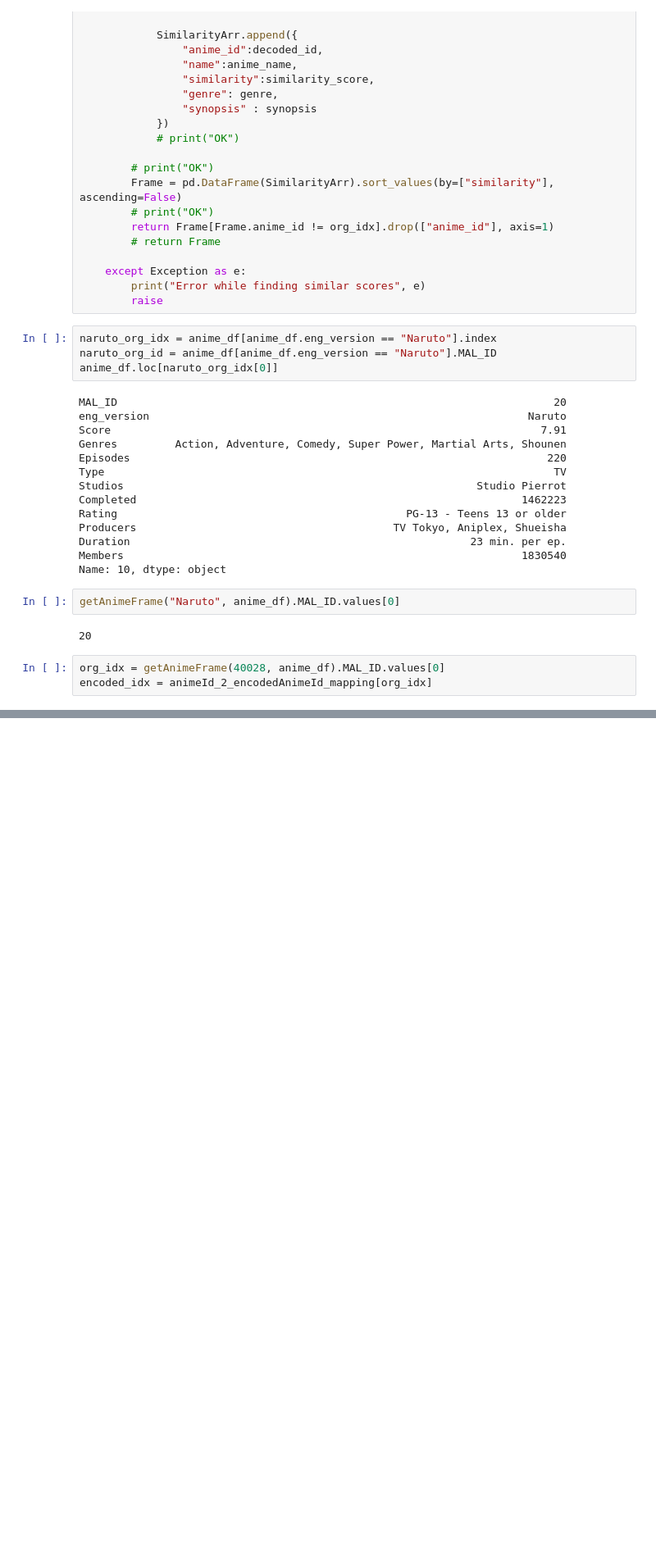
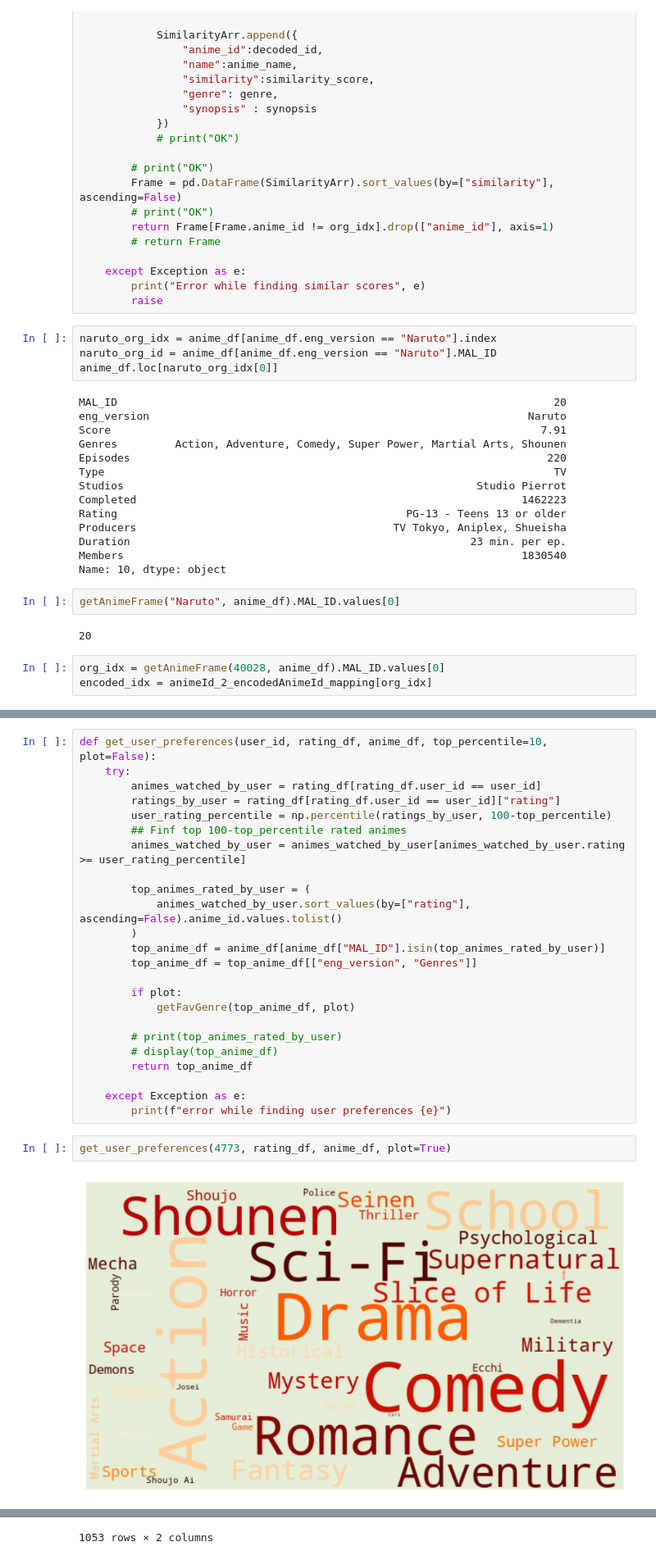
Before and after one commit to VDNT11NULL/Anime-Nexus, a Jupyter notebook: notebooks/nb_v0.ipynb, the cells around one changed output, grey strips where cells are left out. Shown at 82% size. Saved outputs shown, nothing was run; the diff lists cells and outputs as text; blank space fills up the shorter version.

Commit message:
User based rec sys Done

```diff
--- a/notebooks/nb_v0.ipynb
+++ b/notebooks/nb_v0.ipynb
@@ -903,0 +1081,28 @@ Animes closest to Naruto are as follows:
+# %%
+def get_user_preferences(user_id, rating_df, anime_df, top_percentile=10, plot=False):
+    try:
+        animes_watched_by_user = rating_df[rating_df.user_id == user_id]
+        ratings_by_user = rating_df[rating_df.user_id == user_id]["rating"]
+        user_rating_percentile = np.percentile(ratings_by_user, 100-top_percentile)
+        ## Finf top 100-top_percentile rated animes
+        animes_watched_by_user = animes_watched_by_user[animes_watched_by_user.rating >= user_rating_percentile]
+
+        top_animes_rated_by_user = (
+            animes_watched_by_user.sort_values(by=["rating"], ascending=False).anime_id.values.tolist()
+        )
+        top_anime_df = anime_df[anime_df["MAL_ID"].isin(top_animes_rated_by_user)]
+        top_anime_df = top_anime_df[["eng_version", "Genres"]]
+
+        if plot:
+            getFavGenre(top_anime_df, plot)
+
+        # print(top_animes_rated_by_user)
+        # display(top_anime_df)
+        return top_anime_df
+
+    except Exception as e:
+        print(f"error while finding user preferences {e}")
+# %%
+get_user_preferences(4773, rating_df, anime_df, plot=True)
+# %% [output]
+[figure, added]
@@ -903,0 +1121 @@ Animes closest to Naruto are as follows:
+1053 rows × 2 columns
```
Also changed, not shown: parts of 31 cells of this notebook.
